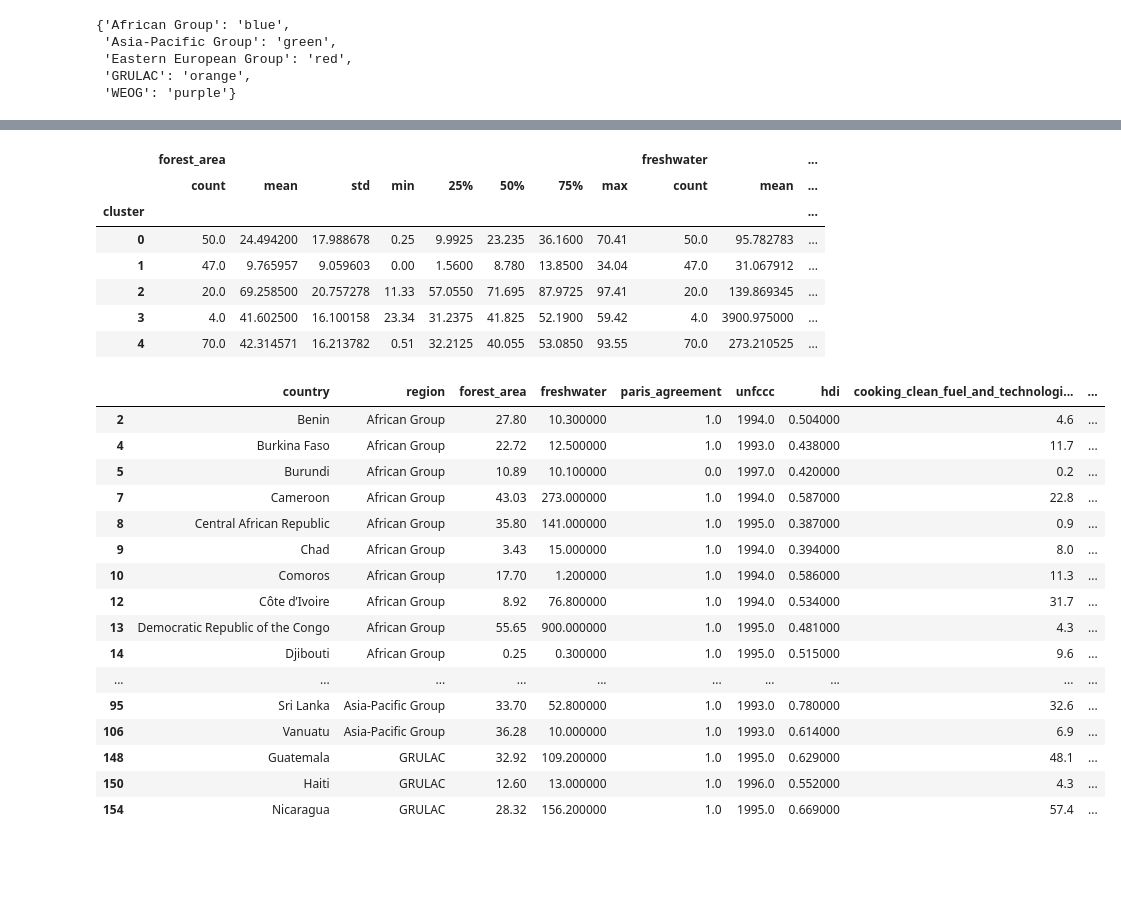
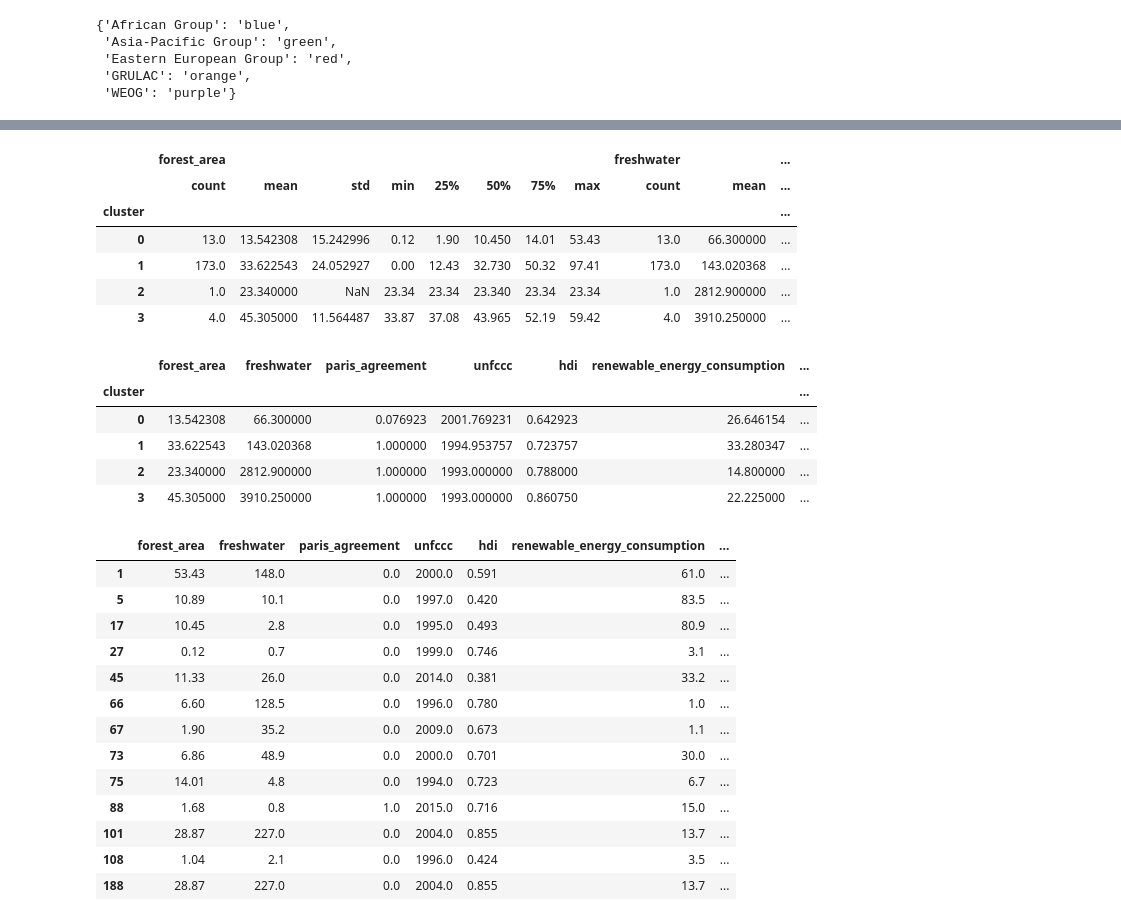
Before and after one commit to luanakimley/low-carbon-development-composite-index, a Jupyter notebook: multivariate_analysis.ipynb, the cells around one changed output, grey strips where cells are left out. Drawn from its saved outputs; the diff is of its cells as text; code cells hidden in the pictures; blank space fills up the shorter version.

```diff
--- a/multivariate_analysis.ipynb
+++ b/multivariate_analysis.ipynb
@@ -548,3 +560,3 @@ from sklearn.metrics import silhouette_score
 # %%
-num_clusters = 5
+num_clusters = 4
 # %%
@@ -610,35 +622,45 @@ plt.show()
 # %%
-lcdci_df['cluster'] = clusters
-grouped_df = lcdci_df.groupby('cluster')
+lcdci_df_dropped['cluster'] = clusters
+grouped_df = lcdci_df_dropped.groupby('cluster')
 grouped_df.describe()
 # %% [output]
 |  | forest_area |  |  |  |  |  |  |  | freshwater |  | ... |
 |  | count | mean | std | min | 25% | 50% | 75% | max | count | mean | ... |
 | cluster |  |  |  |  |  |  |  |  |  |  | ... |
-| 0 | 50.0 | 24.494200 | 17.988678 | 0.25 | 9.9925 | 23.235 | 36.1600 | 70.41 | 50.0 | 95.782783 | ... |
-| 1 | 47.0 | 9.765957 | 9.059603 | 0.00 | 1.5600 | 8.780 | 13.8500 | 34.04 | 47.0 | 31.067912 | ... |
-| 2 | 20.0 | 69.258500 | 20.757278 | 11.33 | 57.0550 | 71.695 | 87.9725 | 97.41 | 20.0 | 139.869345 | ... |
-| 3 | 4.0 | 41.602500 | 16.100158 | 23.34 | 31.2375 | 41.825 | 52.1900 | 59.42 | 4.0 | 3900.975000 | ... |
-| 4 | 70.0 | 42.314571 | 16.213782 | 0.51 | 32.2125 | 40.055 | 53.0850 | 93.55 | 70.0 | 273.210525 | ... |
+| 0 | 13.0 | 13.542308 | 15.242996 | 0.12 | 1.90 | 10.450 | 14.01 | 53.43 | 13.0 | 66.300000 | ... |
+| 1 | 173.0 | 33.622543 | 24.052927 | 0.00 | 12.43 | 32.730 | 50.32 | 97.41 | 173.0 | 143.020368 | ... |
+| 2 | 1.0 | 23.340000 | NaN | 23.34 | 23.34 | 23.340 | 23.34 | 23.34 | 1.0 | 2812.900000 | ... |
+| 3 | 4.0 | 45.305000 | 11.564487 | 33.87 | 37.08 | 43.965 | 52.19 | 59.42 | 4.0 | 3910.250000 | ... |
+# %%
+cluster_averages = lcdci_df_dropped.groupby('cluster').mean()
+cluster_averages
+# %% [output]
+|  | forest_area | freshwater | paris_agreement | unfccc | hdi | renewable_energy_consumption | ... |
+| cluster |  |  |  |  |  |  | ... |
+| 0 | 13.542308 | 66.300000 | 0.076923 | 2001.769231 | 0.642923 | 26.646154 | ... |
+| 1 | 33.622543 | 143.020368 | 1.000000 | 1994.953757 | 0.723757 | 33.280347 | ... |
+| 2 | 23.340000 | 2812.900000 | 1.000000 | 1993.000000 | 0.788000 | 14.800000 | ... |
+| 3 | 45.305000 | 3910.250000 | 1.000000 | 1993.000000 | 0.860750 | 22.225000 | ... |
+# %%
+lcdci_df_final = lcdci_df_dropped.copy()
+# %%
+lcdci_df_final['country'] = lcdci_df['country']
 # %%
-cluster_0_countries = lcdci_df[lcdci_df['cluster'] == 0]
+cluster_0_countries = lcdci_df_final[lcdci_df_final['cluster'] == 0]
 cluster_0_countries
 # %% [output]
-|  | country | region | forest_area | freshwater | paris_agreement | unfccc | hdi | cooking_clean_fuel_and_technologi... | ... |
-| 2 | Benin | African Group | 27.80 | 10.300000 | 1.0 | 1994.0 | 0.504000 | 4.6 | ... |
-| 4 | Burkina Faso | African Group | 22.72 | 12.500000 | 1.0 | 1993.0 | 0.438000 | 11.7 | ... |
-| 5 | Burundi | African Group | 10.89 | 10.100000 | 0.0 | 1997.0 | 0.420000 | 0.2 | ... |
-| 7 | Cameroon | African Group | 43.03 | 273.000000 | 1.0 | 1994.0 | 0.587000 | 22.8 | ... |
-| 8 | Central African Republic | African Group | 35.80 | 141.000000 | 1.0 | 1995.0 | 0.387000 | 0.9 | ... |
-| 9 | Chad | African Group | 3.43 | 15.000000 | 1.0 | 1994.0 | 0.394000 | 8.0 | ... |
-| 10 | Comoros | African Group | 17.70 | 1.200000 | 1.0 | 1994.0 | 0.586000 | 11.3 | ... |
-| 12 | Côte d’Ivoire | African Group | 8.92 | 76.800000 | 1.0 | 1994.0 | 0.534000 | 31.7 | ... |
-| 13 | Democratic Republic of the Congo | African Group | 55.65 | 900.000000 | 1.0 | 1995.0 | 0.481000 | 4.3 | ... |
-| 14 | Djibouti | African Group | 0.25 | 0.300000 | 1.0 | 1995.0 | 0.515000 | 9.6 | ... |
-| ... | ... | ... | ... | ... | ... | ... | ... | ... | ... |
-| 95 | Sri Lanka | Asia-Pacific Group | 33.70 | 52.800000 | 1.0 | 1993.0 | 0.780000 | 32.6 | ... |
-| 106 | Vanuatu | Asia-Pacific Group | 36.28 | 10.000000 | 1.0 | 1993.0 | 0.614000 | 6.9 | ... |
-| 148 | Guatemala | GRULAC | 32.92 | 109.200000 | 1.0 | 1995.0 | 0.629000 | 48.1 | ... |
-| 150 | Haiti | GRULAC | 12.60 | 13.000000 | 1.0 | 1996.0 | 0.552000 | 4.3 | ... |
-| 154 | Nicaragua | GRULAC | 28.32 | 156.200000 | 1.0 | 1995.0 | 0.669000 | 57.4 | ... |
+|  | forest_area | freshwater | paris_agreement | unfccc | hdi | renewable_energy_consumption | ... |
+| 1 | 53.43 | 148.0 | 0.0 | 2000.0 | 0.591 | 61.0 | ... |
+| 5 | 10.89 | 10.1 | 0.0 | 1997.0 | 0.420 | 83.5 | ... |
+| 17 | 10.45 | 2.8 | 0.0 | 1995.0 | 0.493 | 80.9 | ... |
+| 27 | 0.12 | 0.7 | 0.0 | 1999.0 | 0.746 | 3.1 | ... |
+| 45 | 11.33 | 26.0 | 0.0 | 2014.0 | 0.381 | 33.2 | ... |
+| 66 | 6.60 | 128.5 | 0.0 | 1996.0 | 0.780 | 1.0 | ... |
+| 67 | 1.90 | 35.2 | 0.0 | 2009.0 | 0.673 | 1.1 | ... |
+| 73 | 6.86 | 48.9 | 0.0 | 2000.0 | 0.701 | 30.0 | ... |
+| 75 | 14.01 | 4.8 | 0.0 | 1994.0 | 0.723 | 6.7 | ... |
+| 88 | 1.68 | 0.8 | 1.0 | 2015.0 | 0.716 | 15.0 | ... |
+| 101 | 28.87 | 227.0 | 0.0 | 2004.0 | 0.855 | 13.7 | ... |
+| 108 | 1.04 | 2.1 | 0.0 | 1996.0 | 0.424 | 3.5 | ... |
+| 188 | 28.87 | 227.0 | 0.0 | 2004.0 | 0.855 | 13.7 | ... |
 # %%
```
Also changed, not shown: parts of 45 cells of this notebook, 2 other files.
